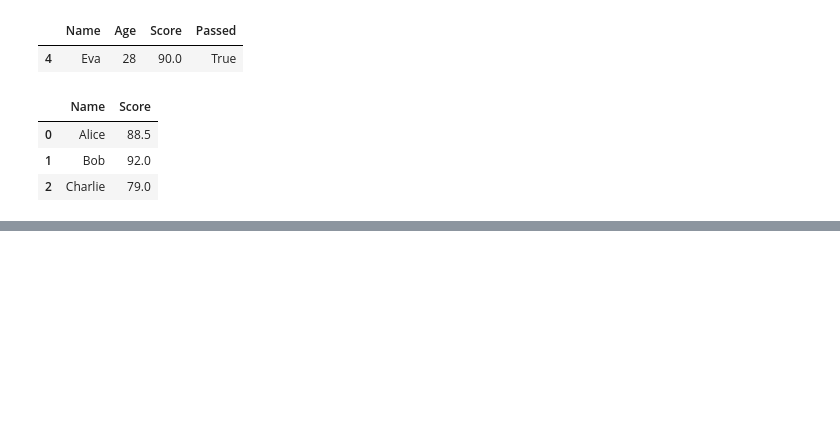
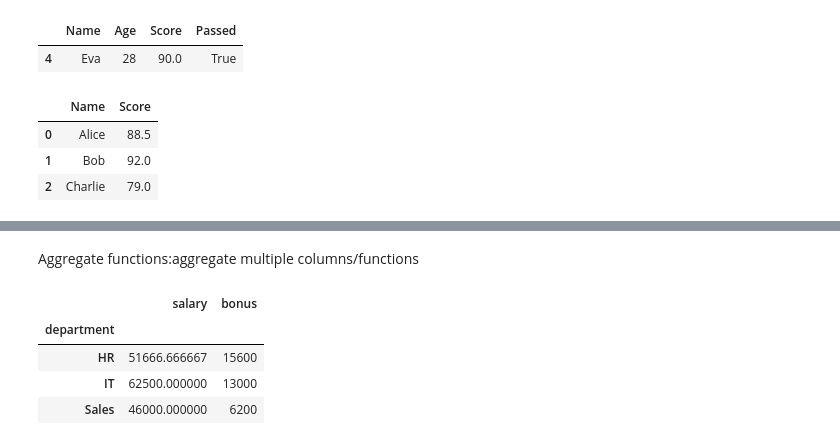
Before and after one commit to xyzabcdefghi/Pandas-1, a Jupyter notebook: Pandas_combined_with_notes.ipynb, the cells around one changed output, grey strips where cells are left out. Saved outputs shown, nothing was run; the diff lists cells and outputs as text; code cells hidden in the pictures; blank space fills up the shorter version.

```diff
--- a/Pandas_combined_with_notes.ipynb
+++ b/Pandas_combined_with_notes.ipynb
@@ -2829,0 +2940,11 @@ df[["Name", "Score"]].head(3)
+# %%
+# Another eg: (groupby)
+data = {
+    'department': ['HR', 'IT', 'IT', 'HR', 'Sales', 'Sales', 'HR'],
+    'employee': ['Alice', 'Bob', 'Charlie', 'David', 'Eve', 'Frank', 'Grace'],
+    'salary': [50000, 60000, 65000, 52000, 45000, 47000, 53000],
+    'bonus': [5000, 7000, 6000, 5200, 3000, 3200, 5400]
+}
+
+df = pd.DataFrame(data)
+print(df)
@@ -2829,0 +2971,13 @@ df[["Name", "Score"]].head(3)
+# %% [markdown]
+Aggregate functions:aggregate multiple columns/functions
+# %%
+df.groupby('department').agg({
+    'salary': 'mean',
+    'bonus': 'sum'
+})
+# %% [output]
+|  | salary | bonus |
+| department |  |  |
+| HR | 51666.666667 | 15600 |
+| IT | 62500.000000 | 13000 |
+| Sales | 46000.000000 | 6200 |
```
Also changed, not shown: parts of 22 cells of this notebook.
